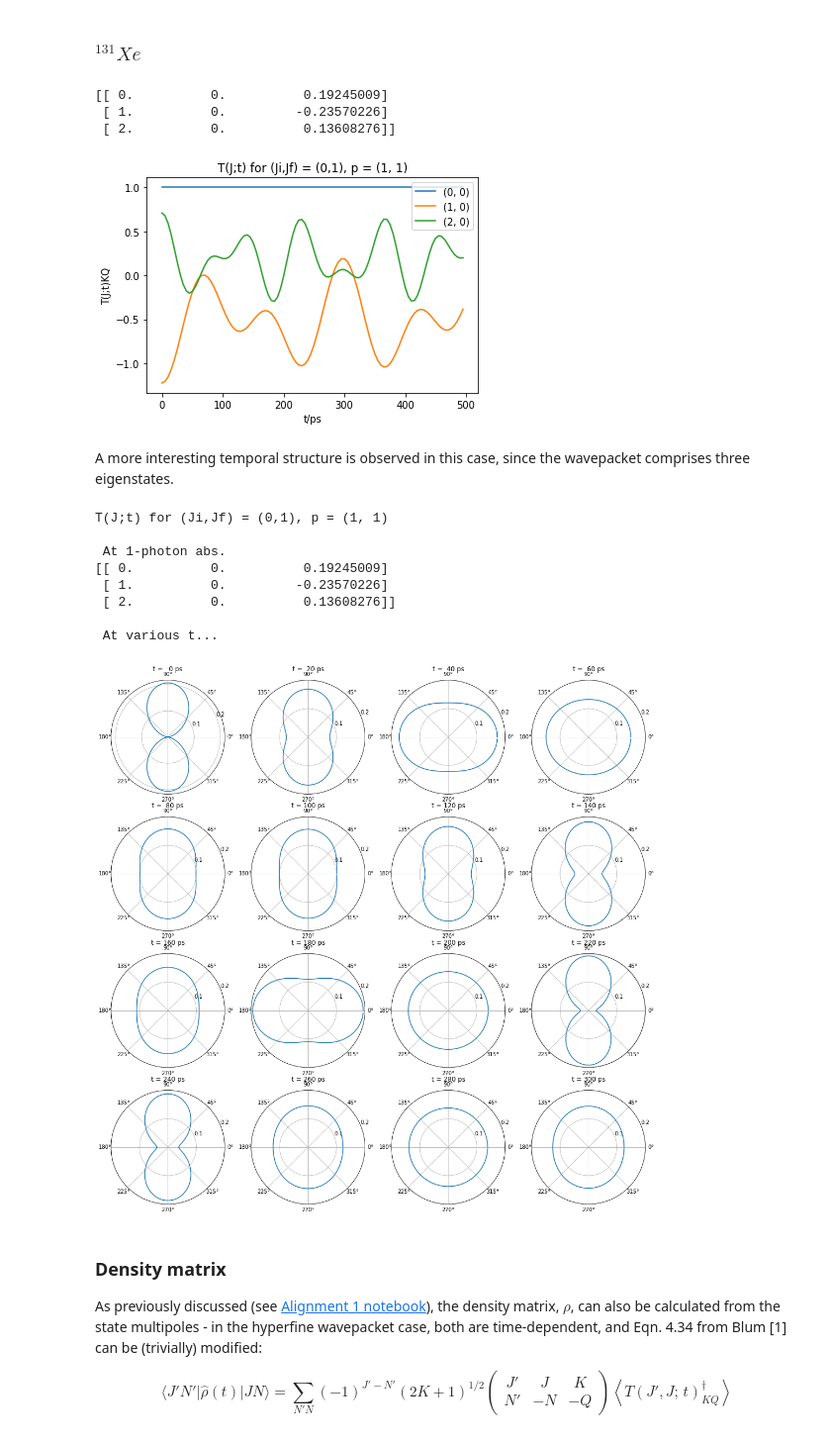
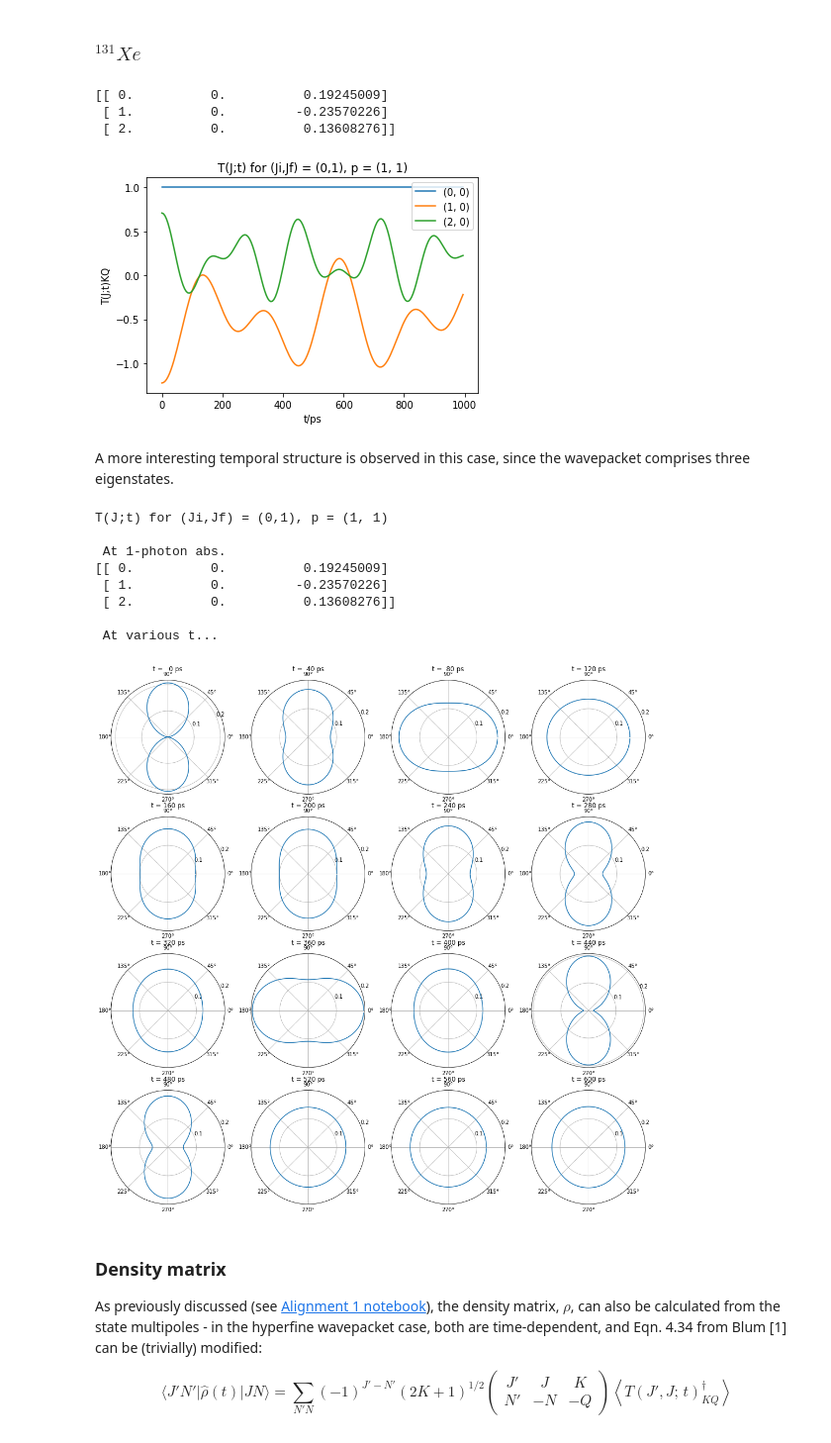
Before and after one commit to phockett/Quantum-Metrology-with-Photoelectrons, a Jupyter notebook: Alignment/Alignment-3.ipynb, the cells around one changed output. Shown at 99% size. Saved outputs shown, nothing was run; the diff lists cells and outputs as text; code cells hidden in the pictures.

```diff
--- a/Alignment/Alignment-3.ipynb
+++ b/Alignment/Alignment-3.ipynb
@@ -293,7 +293,7 @@ Here two examples are given, following the [work in ref. [4]](https://www.author
 # States [J, I, F, EF]
 
 # E values from cm-1 to J
-Jconv = 1.6021773E-19/4095
+Jconv = 1.6021773E-19/8065.54429
 
 # Set states for Xe129 case
 JF129 = np.array([[1, 0.5, 0.5, 0*Jconv],[1, 0.5, 1.5, 0.2863*Jconv]])  # Differences in cm-1
@@ -306,7 +306,7 @@ JF131 = np.array([[1, 1.5, 0.5, 0*Jconv],[1, 1.5, 1.5, 0.0855*Jconv],[1, 1.5, 2.
 # Calculate 1-photon abs. and hyperfine wavepacket evolution
 
 # Set t-axis, in ps
-tIn = np.arange(0,500,5)*1e-12
+tIn = np.arange(0,1000,5)*1e-12
 
 # Define intial & photon states
 Ji = 0  # Initial |J>
@@ -468,15 +468,15 @@ plt.show()
 [[ 0.          0.          0.19245009]
  [ 1.          0.         -0.23570226]
  [ 2.          0.          0.13608276]]
-[figure, old version]
+[figure, new version]
 # %% [markdown]
 A more interesting temporal structure is observed in this case, since the wavepacket comprises three eigenstates.
 # %%
 # Define temporal points to plot as index into tIn
 tStart = 0
-tEnd = 80
+tEnd = 160
 # tEnd = round(tIn.shape[0]/4)
-tStep = 4
+tStep = 8
 
 # Define theta values for plot
 tList = np.arange(0,pi,0.05)
@@ -498,34 +498,34 @@ for tPlot in range(tStart,tEnd,tStep):
     Atp = sphSumTKQ(TKQin, Jf, norm = TKQin[0][2])
     Ytp = sphNList(Atp,tList)
 
     # Singe polar plot
     # plt.polar(np.concatenate((tList, tList+pi)),np.concatenate((Ytp, Ytp)),fig=fig, ax=axes[n, m])  # Manual fix to symmetry for theta = 0:2pi
 
     # Polar subplot, with bounds checking
     if (m+1)+(n*sPlots[0])>(sPlots[0]*sPlots[1]):
         pass
     else:
         axes[n,m].plot(np.concatenate((tList, tList+pi)),np.concatenate((Ytp, Ytp)))
         axes[n,m].set_title('t = {:3.0f} ps'.format(tIn[tPlot]/1e-12))
         axes[n,m].set_rticks([0.1, 0.2])  # Reduce radial ticks
 
     # Subplot indexing
     m += 1
     if m >= sPlots[1]:
         m = 0
         n += 1
 
 plt.show()
 # %% [output]
 T(J;t) for (Ji,Jf) = (0,1), p = (1, 1)
 
  At 1-photon abs.
 [[ 0.          0.          0.19245009]
  [ 1.          0.         -0.23570226]
  [ 2.          0.          0.13608276]]
 
  At various t...
-[figure, old version]
+[figure, new version]
 # %% [markdown]
 ### Density matrix ###
 As previously discussed (see [Alignment 1 notebook](https://github.com/phockett/Quantum-Metrology-with-Photoelectrons/blob/master/Alignment/Alignment-1.ipynb)), the density matrix, $\rho$, can also be calculated
```
Also changed, not shown: parts of 4 cells of this notebook.
